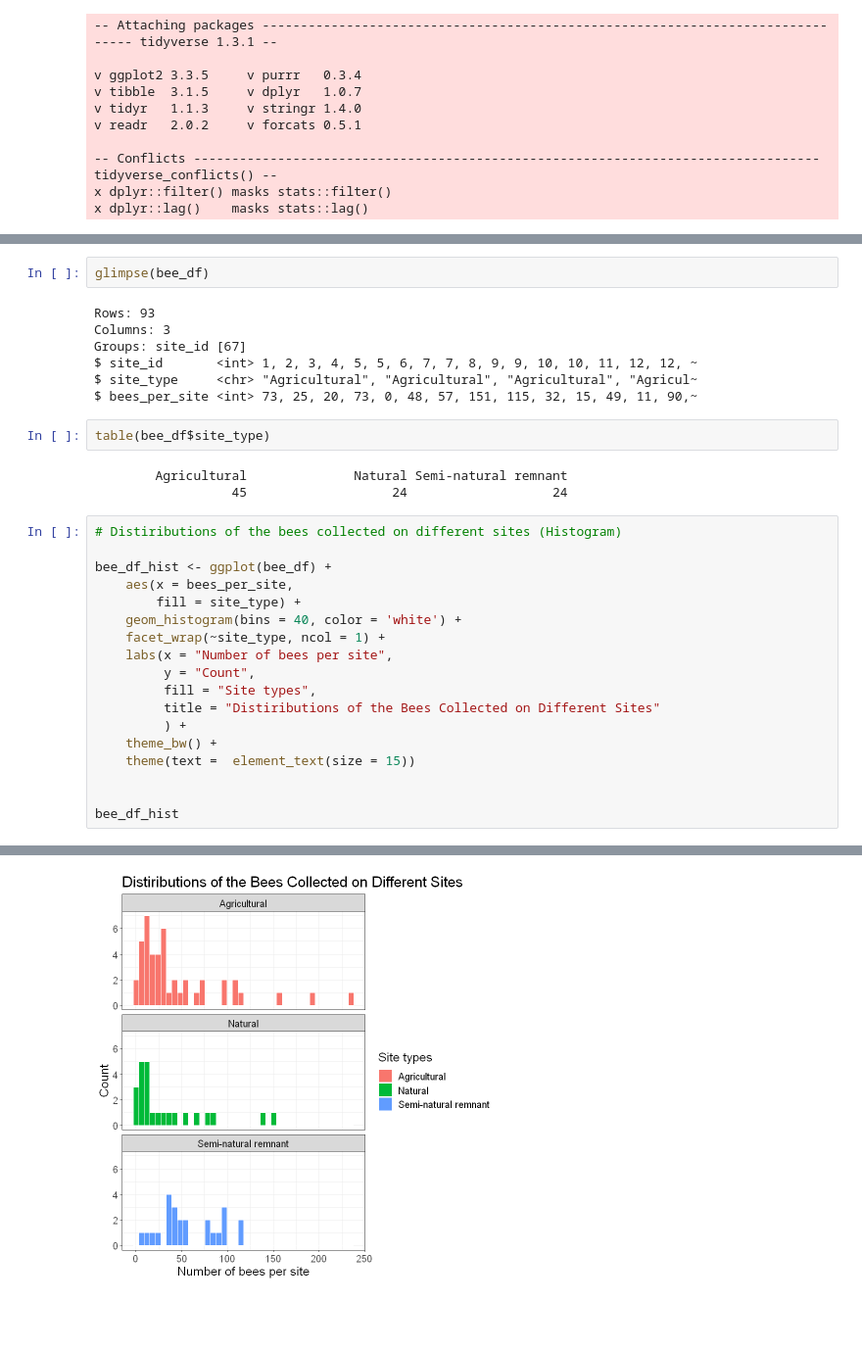
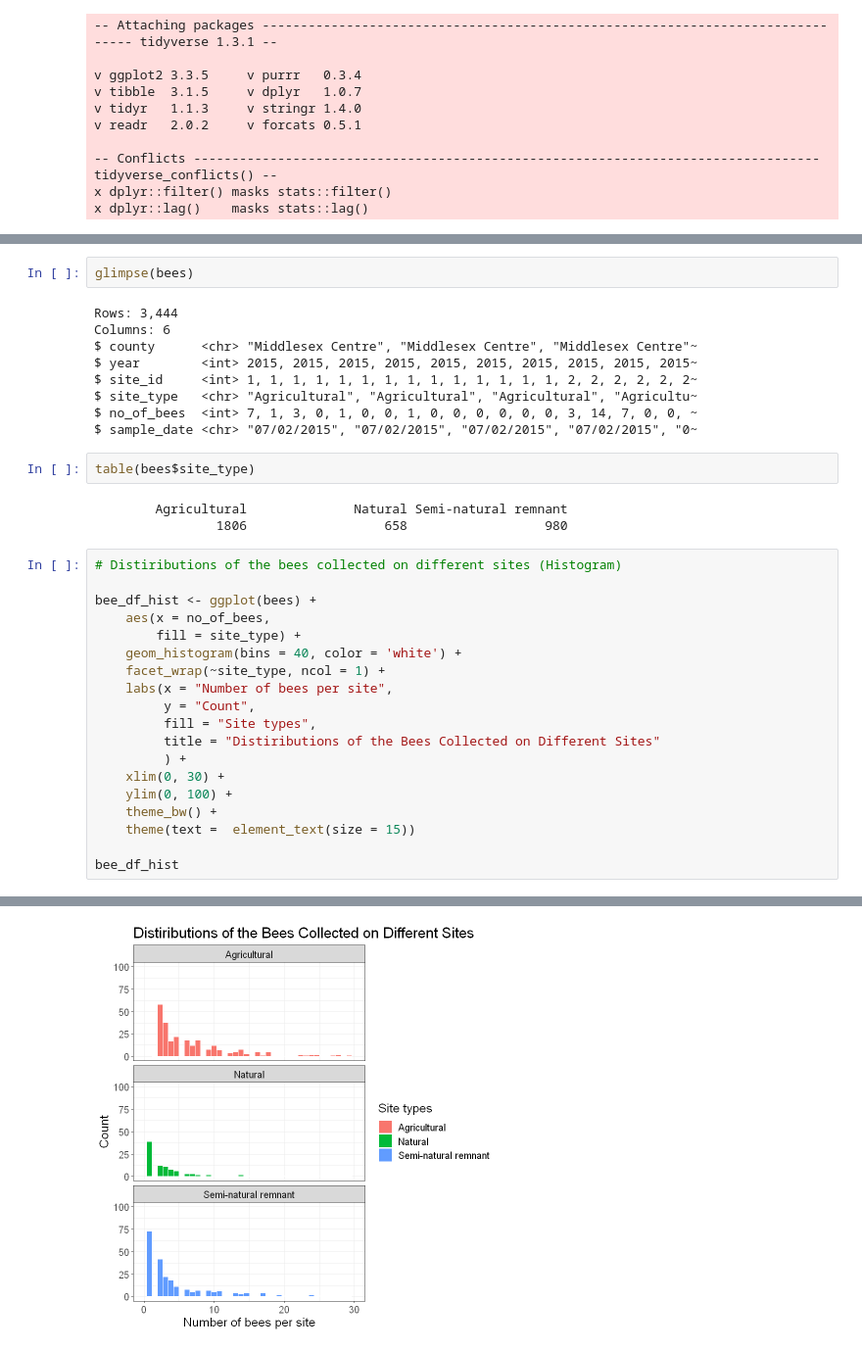
Before and after one commit to UBC-MDS/DSCI_522_Bee_Count_Comparison_Group_26, a Jupyter notebook: src/eda_literate_code_document.ipynb, the cells around one changed output, grey strips where cells are left out. Shown at 98% size. Saved outputs shown, nothing was run; the diff lists cells and outputs as text; blank space fills up the shorter version.

```diff
--- a/src/eda_literate_code_document.ipynb
+++ b/src/eda_literate_code_document.ipynb
@@ -91,22 +78,24 @@ summary(bee_df)
 # %%
-glimpse(bee_df)
+glimpse(bees)
 # %% [output]
-Rows: 93
-Columns: 3
-Groups: site_id [67]
-$ site_id       <int> 1, 2, 3, 4, 5, 5, 6, 7, 7, 8, 9, 9, 10, 10, 11, 12, 12, ~
-$ site_type     <chr> "Agricultural", "Agricultural", "Agricultural", "Agricul~
-$ bees_per_site <int> 73, 25, 20, 73, 0, 48, 57, 151, 115, 32, 15, 49, 11, 90,~
+Rows: 3,444
+Columns: 6
+$ county      <chr> "Middlesex Centre", "Middlesex Centre", "Middlesex Centre"~
+$ year        <int> 2015, 2015, 2015, 2015, 2015, 2015, 2015, 2015, 2015, 2015~
+$ site_id     <int> 1, 1, 1, 1, 1, 1, 1, 1, 1, 1, 1, 1, 1, 1, 2, 2, 2, 2, 2, 2~
+$ site_type   <chr> "Agricultural", "Agricultural", "Agricultural", "Agricultu~
+$ no_of_bees  <int> 7, 1, 3, 0, 1, 0, 0, 1, 0, 0, 0, 0, 0, 0, 3, 14, 7, 0, 0, ~
+$ sample_date <chr> "07/02/2015", "07/02/2015", "07/02/2015", "07/02/2015", "0~
 # %%
-table(bee_df$site_type)
+table(bees$site_type)
 # %% [output]
         Agricultural              Natural Semi-natural remnant
-                  45                   24                   24
+                1806                  658                  980
 # %%
 # Distiributions of the bees collected on different sites (Histogram)
 
-bee_df_hist <- ggplot(bee_df) +
-    aes(x = bees_per_site,
+bee_df_hist <- ggplot(bees) +
+    aes(x = no_of_bees,
         fill = site_type) +
     geom_histogram(bins = 40, color = 'white') +
     facet_wrap(~site_type, ncol = 1) +
@@ -115,9 +104,10 @@ bee_df_hist <- ggplot(bee_df) +
          fill = "Site types",
          title = "Distiributions of the Bees Collected on Different Sites"
          ) +
+    xlim(0, 30) +
+    ylim(0, 100) +
     theme_bw() +
     theme(text =  element_text(size = 15))
 
-
 bee_df_hist
 # %% [output]
@@ -124,4 +118,4 @@ bee_df_hist
-[figure, old version]
+[figure, new version]
 # %%
 # Distiributions of the bees collected on different sites (Violin Plot with Mean)
 
```
Also changed, not shown: parts of 5 cells of this notebook, 1 other file.
